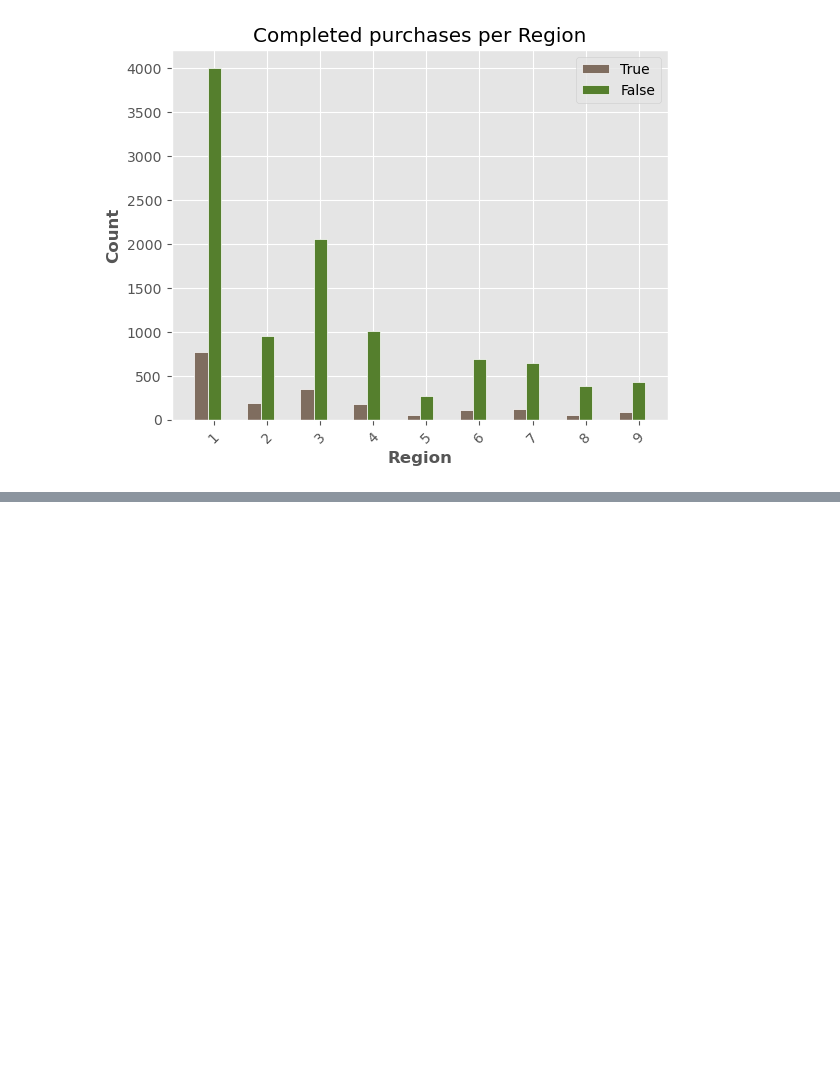
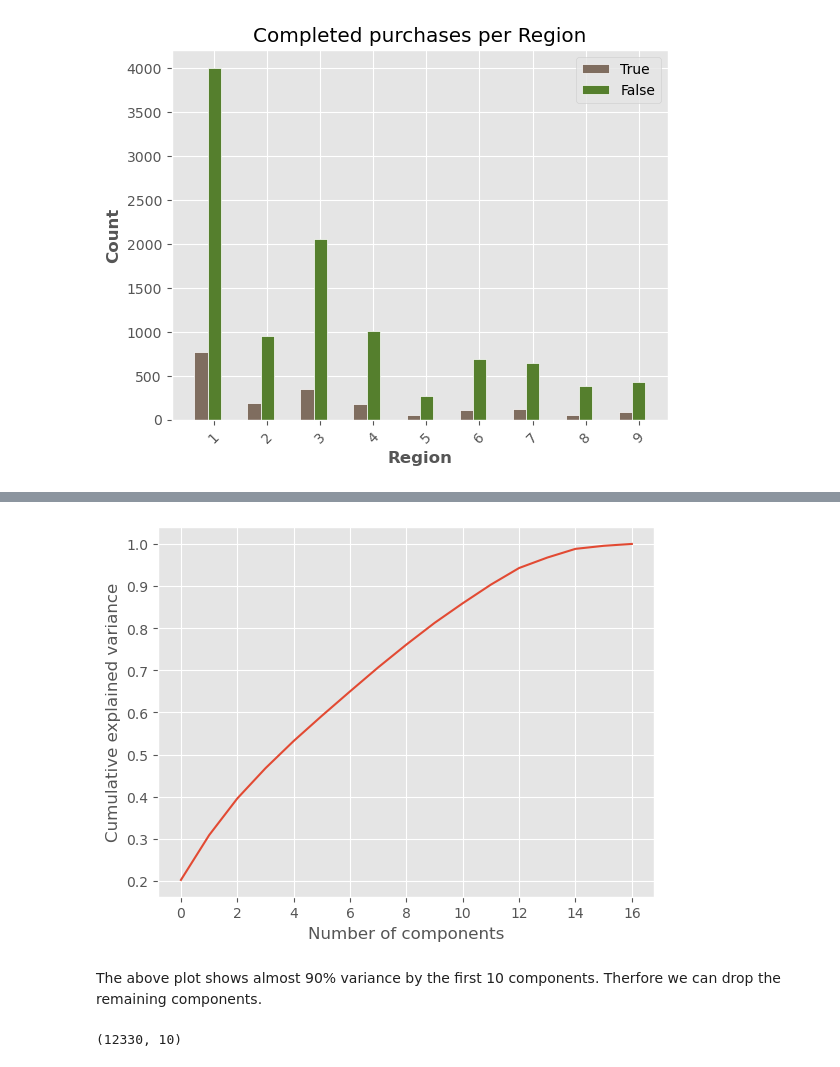
Before and after one commit to isaac-co/online-shopper-intention, a Jupyter notebook: shopper-intention.ipynb, the cells around one changed output, grey strips where cells are left out. Drawn from its saved outputs; the diff is of its cells as text; code cells hidden in the pictures; blank space fills up the shorter version.

```diff
--- a/shopper-intention.ipynb
+++ b/shopper-intention.ipynb
@@ -244,0 +365,6 @@ plt.show()
+# %%
+from sklearn.decomposition import PCA
+
+pca = PCA().fit(X_std)
+for idx, pc in enumerate(np.cumsum(pca.explained_variance_ratio_)):
+    print(f'Component {idx} - {pc:.4}')
@@ -244,0 +389,9 @@ plt.show()
+# %%
+plt.plot(np.cumsum(pca.explained_variance_ratio_))
+plt.xlabel('Number of components')
+plt.ylabel('Cumulative explained variance')
+plt.show()
+# %% [output]
+[figure, added]
+# %% [markdown]
+The above plot shows almost 90% variance by the first 10 components. Therfore we can drop the remaining components.
@@ -244,0 +401,4 @@ plt.show()
+# %%
+reduced_Y.shape
+# %% [output]
+(12330, 10)
```
Also changed, not shown: parts of 27 cells of this notebook.
